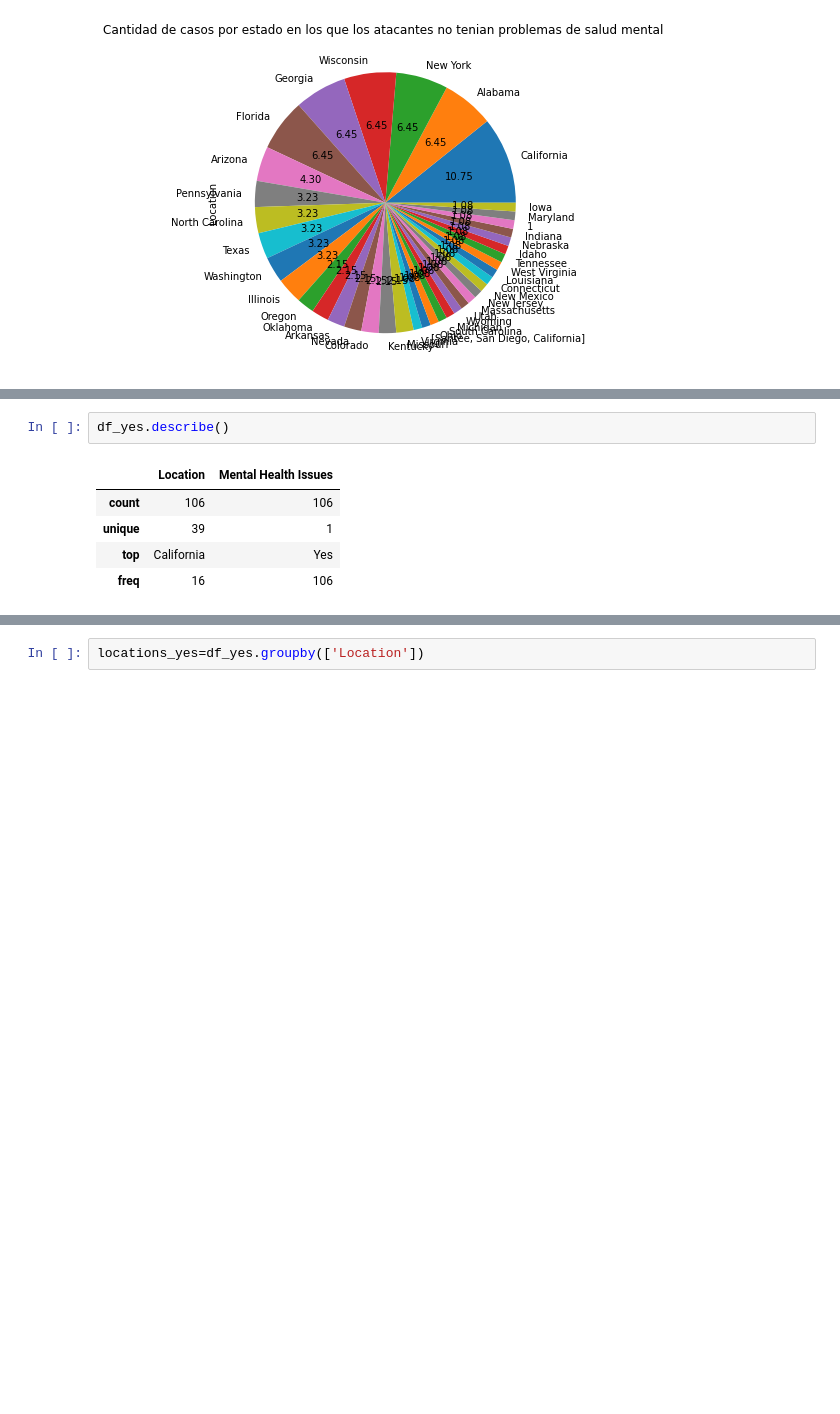
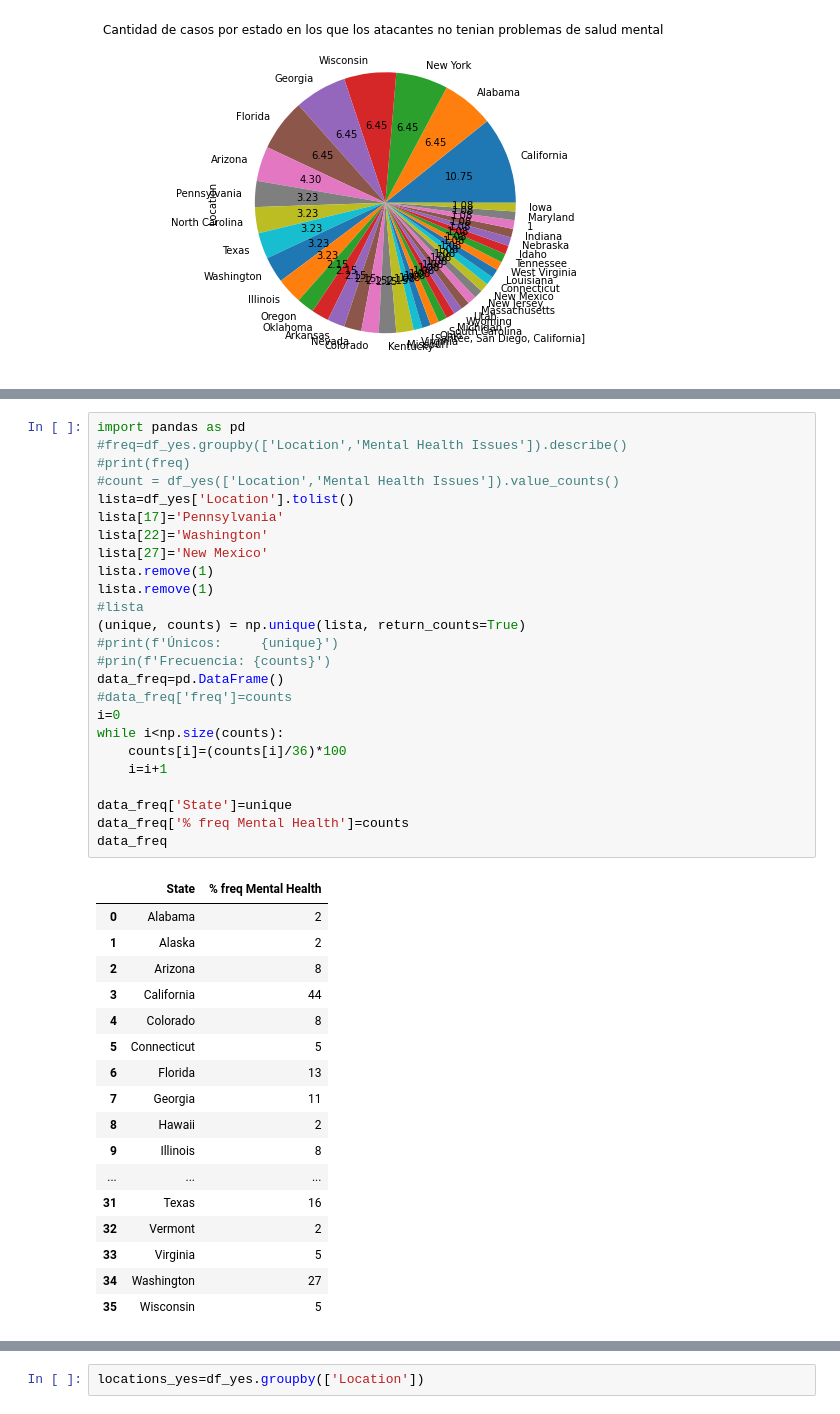
Before and after one commit to panxolopez/proyecto_mineria, a Jupyter notebook: proyecto_data1621.ipynb, the cells around one changed output, grey strips where cells are left out. Cells and saved outputs as stored; diff of their text form; blank space fills up the shorter version.

```diff
--- a/proyecto_data1621.ipynb
+++ b/proyecto_data1621.ipynb
@@ -843,8 +852,43 @@ plot_no = df_no['Location'].value_counts().plot(kind='pie', autopct='%.2f',
 # %%
-df_yes.describe()
+import pandas as pd
+#freq=df_yes.groupby(['Location','Mental Health Issues']).describe()
+#print(freq)
+#count = df_yes(['Location','Mental Health Issues']).value_counts()
+lista=df_yes['Location'].tolist()
+lista[17]='Pennsylvania'
+lista[22]='Washington'
+lista[27]='New Mexico'
+lista.remove(1)
+lista.remove(1)
+#lista
+(unique, counts) = np.unique(lista, return_counts=True)
+#print(f'Únicos:     {unique}')
+#prin(f'Frecuencia: {counts}')
+data_freq=pd.DataFrame()
+#data_freq['freq']=counts
+i=0
+while i<np.size(counts):
+    counts[i]=(counts[i]/36)*100
+    i=i+1
+
+data_freq['State']=unique
+data_freq['% freq Mental Health']=counts
+data_freq
 # %% [output]
-|  | Location | Mental Health Issues |
-| count | 106 | 106 |
-| unique | 39 | 1 |
-| top | California | Yes |
-| freq | 16 | 106 |
+|  | State | % freq Mental Health |
+| 0 | Alabama | 2 |
+| 1 | Alaska | 2 |
+| 2 | Arizona | 8 |
+| 3 | California | 44 |
+| 4 | Colorado | 8 |
+| 5 | Connecticut | 5 |
+| 6 | Florida | 13 |
+| 7 | Georgia | 11 |
+| 8 | Hawaii | 2 |
+| 9 | Illinois | 8 |
+| ... | ... | ... |
+| 31 | Texas | 16 |
+| 32 | Vermont | 2 |
+| 33 | Virginia | 5 |
+| 34 | Washington | 27 |
+| 35 | Wisconsin | 5 |
```
Also changed, not shown: parts of 4 cells of this notebook.
